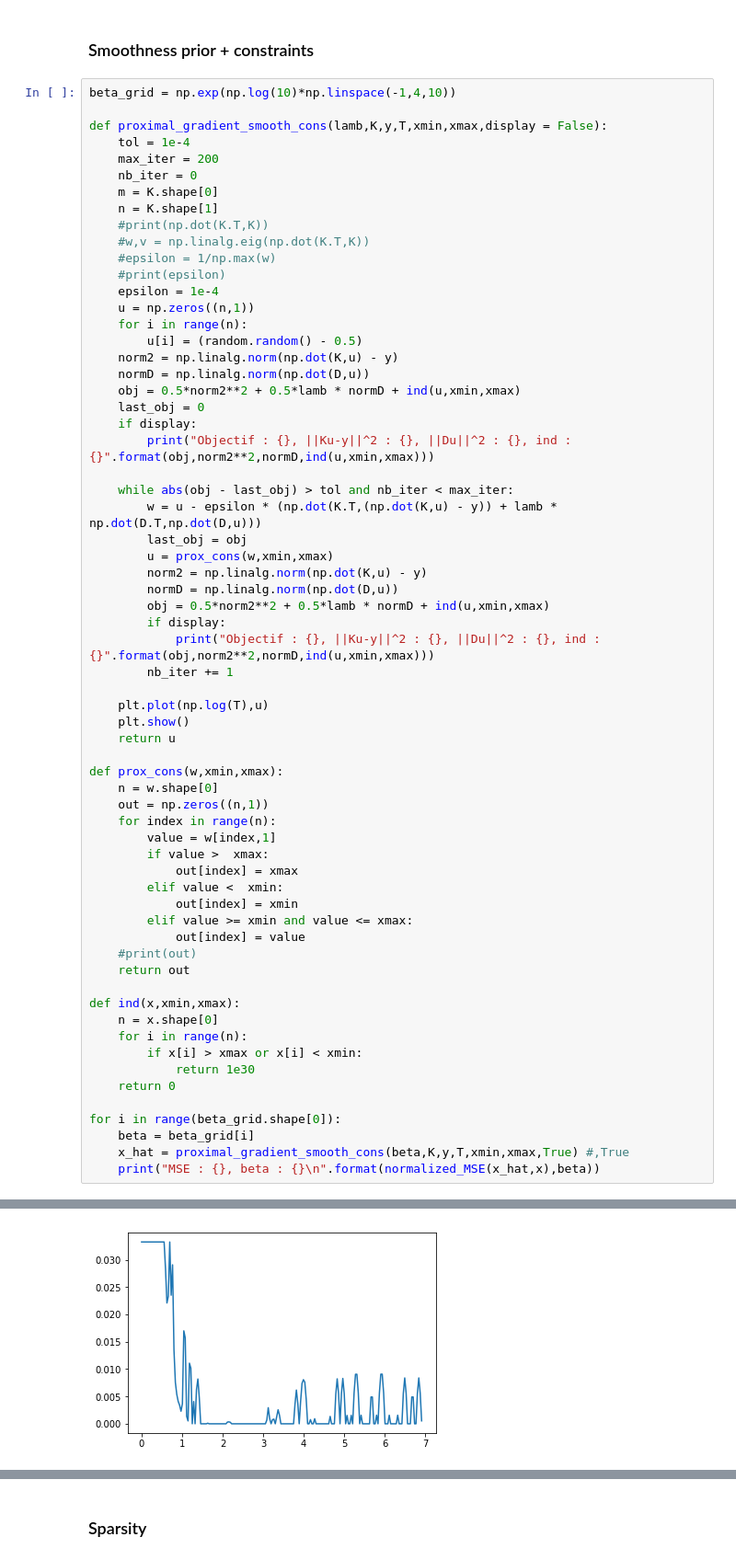
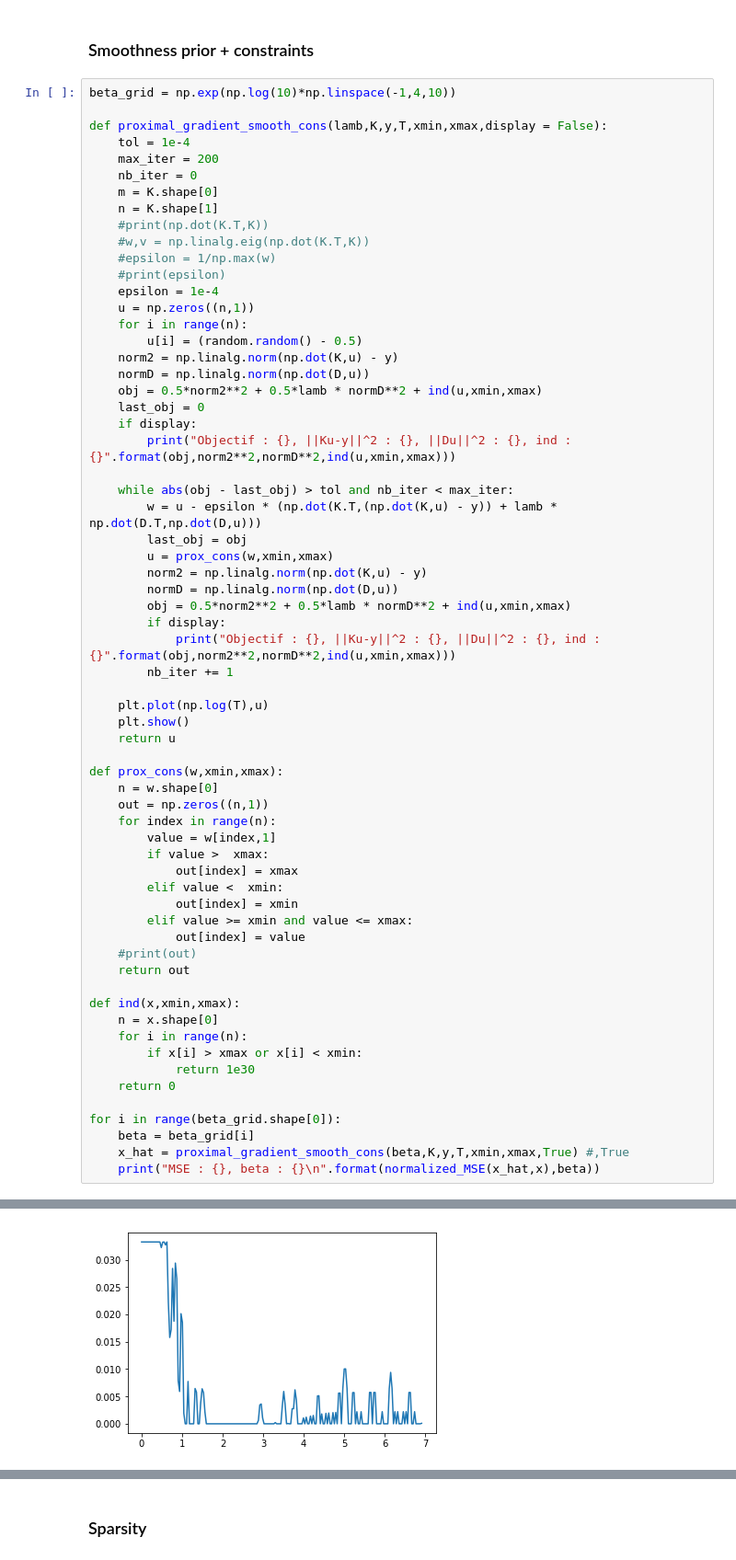
Before and after one commit to MaximilienGermain/Large-scale-optimization, a Jupyter notebook: TP2_part1.ipynb, the cells around one changed output, grey strips where cells are left out. Shown at 92% size. Saved outputs shown, nothing was run; the diff lists cells and outputs as text.

```diff
--- a/TP2_part1.ipynb
+++ b/TP2_part1.ipynb
@@ -218,10 +218,10 @@ def proximal_gradient_smooth_cons(lamb,K,y,T,xmin,xmax,display = False):
         u[i] = (random.random() - 0.5)
     norm2 = np.linalg.norm(np.dot(K,u) - y)
     normD = np.linalg.norm(np.dot(D,u))
-    obj = 0.5*norm2**2 + 0.5*lamb * normD + ind(u,xmin,xmax)
+    obj = 0.5*norm2**2 + 0.5*lamb * normD**2 + ind(u,xmin,xmax)
     last_obj = 0
     if display:
-        print("Objectif : {}, ||Ku-y||^2 : {}, ||Du||^2 : {}, ind : {}".format(obj,norm2**2,normD,ind(u,xmin,xmax)))
+        print("Objectif : {}, ||Ku-y||^2 : {}, ||Du||^2 : {}, ind : {}".format(obj,norm2**2,normD**2,ind(u,xmin,xmax)))
 
     while abs(obj - last_obj) > tol and nb_iter < max_iter:
         w = u - epsilon * (np.dot(K.T,(np.dot(K,u) - y)) + lamb * np.dot(D.T,np.dot(D,u)))
@@ -229,9 +229,9 @@ def proximal_gradient_smooth_cons(lamb,K,y,T,xmin,xmax,display = False):
         u = prox_cons(w,xmin,xmax)
         norm2 = np.linalg.norm(np.dot(K,u) - y)
         normD = np.linalg.norm(np.dot(D,u))
-        obj = 0.5*norm2**2 + 0.5*lamb * normD + ind(u,xmin,xmax)
+        obj = 0.5*norm2**2 + 0.5*lamb * normD**2 + ind(u,xmin,xmax)
         if display:
-            print("Objectif : {}, ||Ku-y||^2 : {}, ||Du||^2 : {}, ind : {}".format(obj,norm2**2,normD,ind(u,xmin,xmax)))
+            print("Objectif : {}, ||Ku-y||^2 : {}, ||Du||^2 : {}, ind : {}".format(obj,norm2**2,normD**2,ind(u,xmin,xmax)))
         nb_iter += 1
 
     plt.plot(np.log(T),u)
@@ -356 +356 @@ Objectif : 173.2313702710865, ||Ku-y||^2 : 345.537039809724, ||Du||^2 : 0.055494
-[figure, old version]
+[figure, new version]
```
Also changed, not shown: parts of 1 cell of this notebook.
